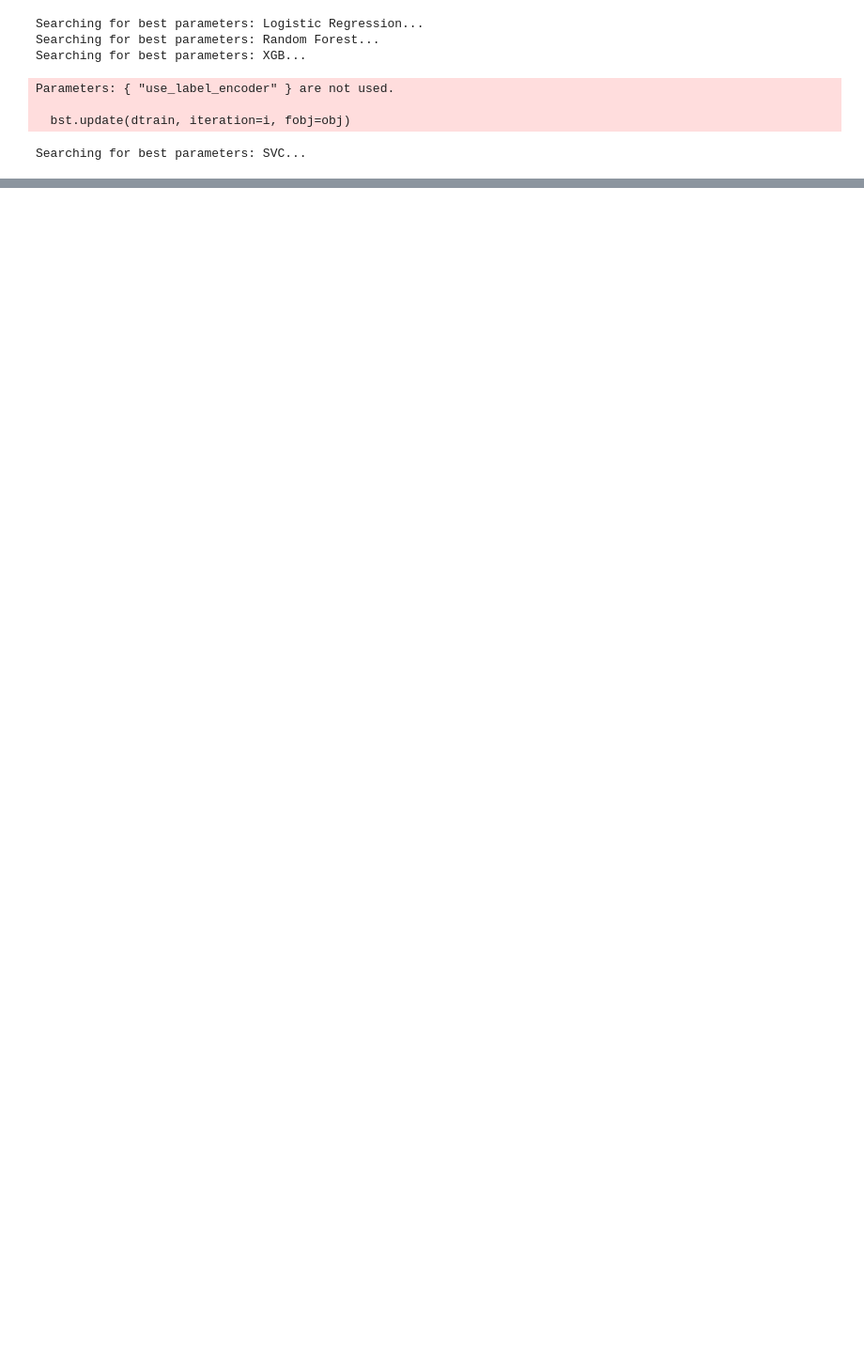
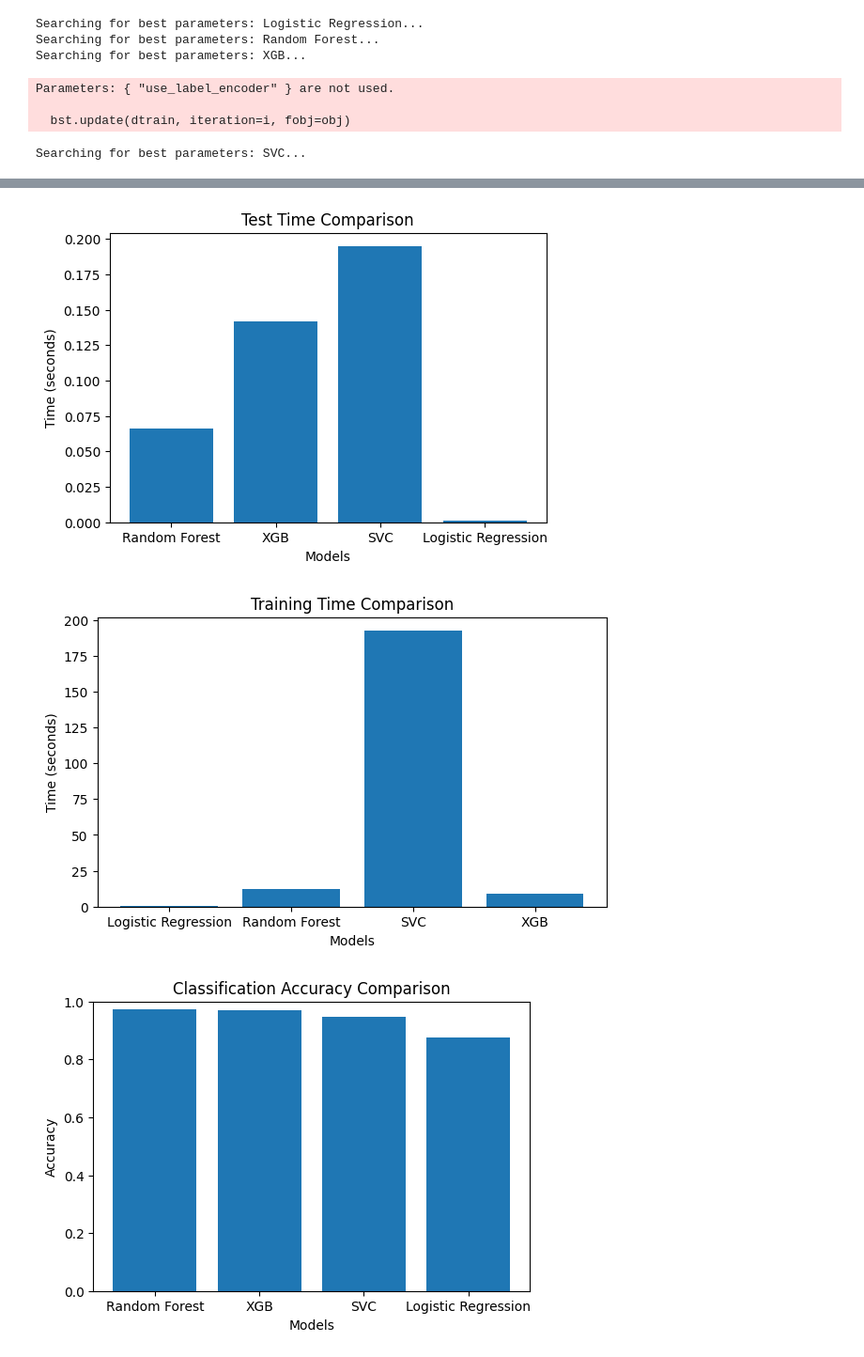
Before and after one commit to abdo-ghg/Vitamin-Deficiency-Prediction, a Jupyter notebook: classification.ipynb, the cells around one changed output, grey strips where cells are left out. Shown at 94% size. Saved outputs shown, nothing was run; the diff lists cells and outputs as text; code cells hidden in the pictures; blank space fills up the shorter version.

Commit message:
bar graphs

```diff
--- a/classification.ipynb
+++ b/classification.ipynb
@@ -624,3 +671,50 @@ Accuracy: 0.8757
+# %%
+# Test time bar graph
+plt.figure(figsize=(6,4))
+
+plt.bar(final_report["Model"], final_report["Test Time"])
+
+plt.title("Test Time Comparison")
+plt.xlabel("Models")
+plt.ylabel("Time (seconds)")
+
+plt.show()
+
+# Train time bar graph
+
+train_time_df = data_frame_2.groupby("Model")["Training Time"].sum()
+
+plt.figure(figsize=(7,4))
+
+plt.bar(train_time_df.index, train_time_df.values)
+
+plt.title("Training Time Comparison")
+plt.xlabel("Models")
+plt.ylabel("Time (seconds)")
+
+plt.show()
+
+#acc
+import matplotlib.pyplot as plt
+
+plt.figure(figsize=(6,4))
+
+plt.bar(
+    final_report["Model"],
+    final_report["Test Accuracy"]
+)
+
+plt.title("Classification Accuracy Comparison")
+plt.xlabel("Models")
+plt.ylabel("Accuracy")
+
+plt.ylim(0, 1)  # optional: keeps scale clean
+
+plt.show()
+# %% [output]
+[figure, added]
+[figure, added]
+[figure, added]
 # %%
 #Save Encoding, Scaling, Models
 #Preprocessing -> binning - sysmptoms encoding -
```
Also changed, not shown: parts of 12 cells of this notebook.
